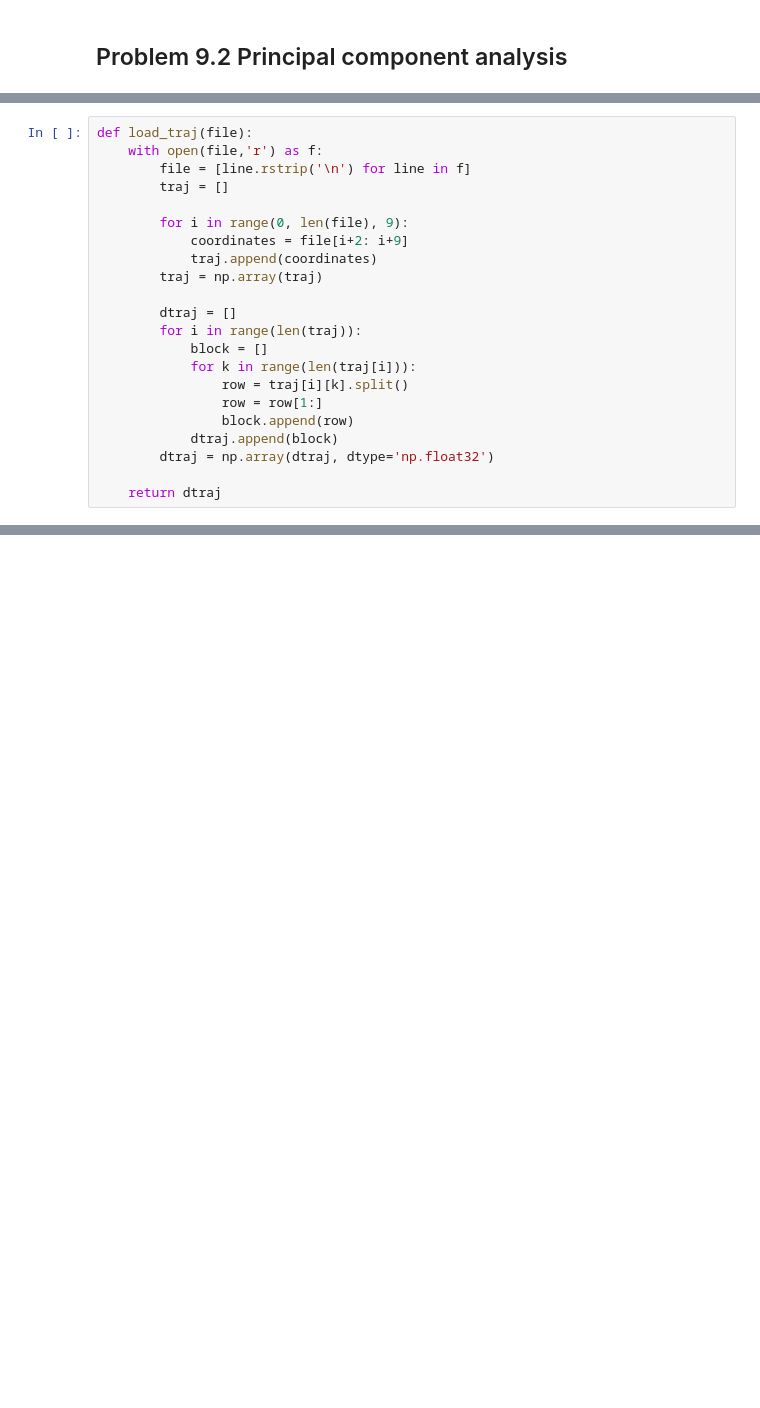
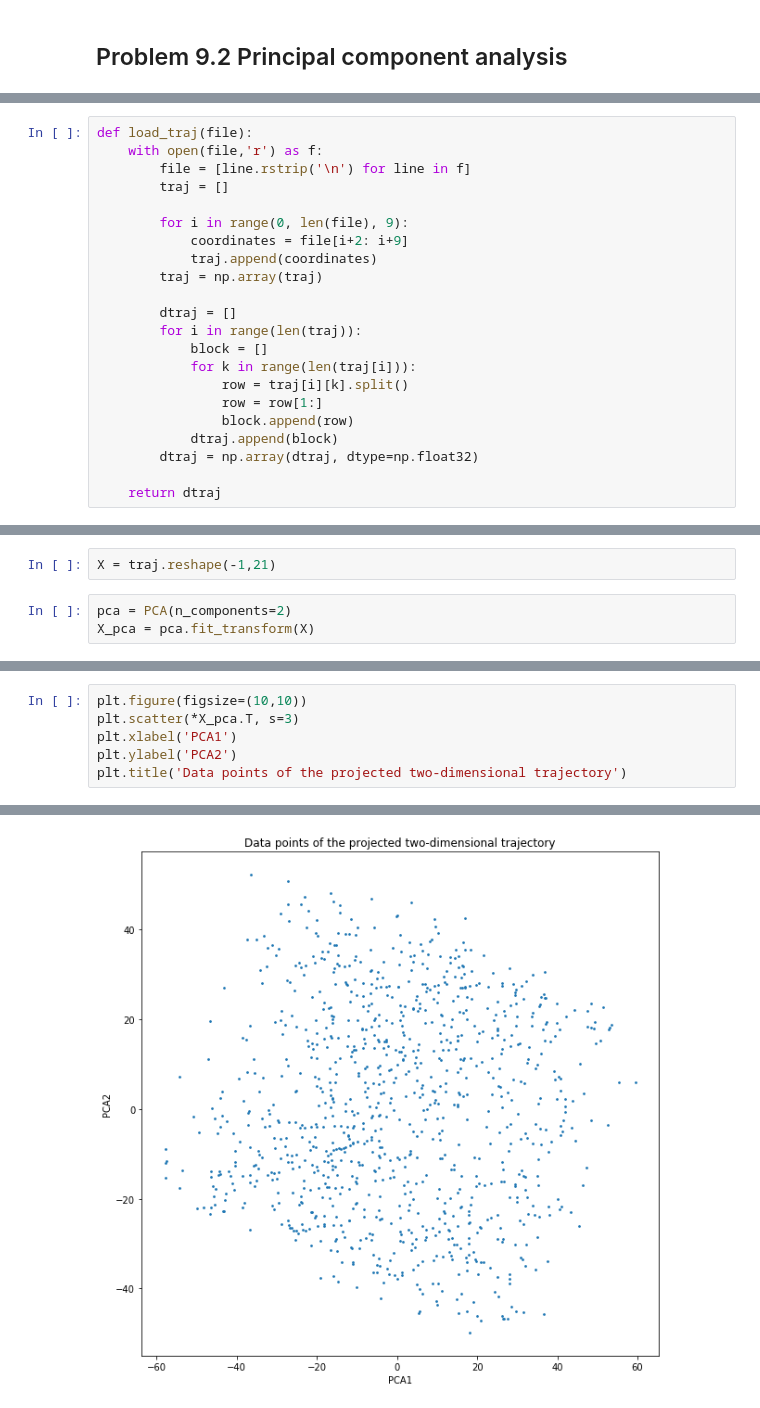
Before and after one commit to evabertalan/comp_physics, a Jupyter notebook: 9/9_Data_Analysis.ipynb, the cells around one changed output, grey strips where cells are left out. Saved outputs shown, nothing was run; the diff lists cells and outputs as text; blank space fills up the shorter version.

```diff
--- a/9/9_Data_Analysis.ipynb
+++ b/9/9_Data_Analysis.ipynb
@@ -31,7 +61,7 @@ def load_traj(file):
                 row = row[1:]
                 block.append(row)
             dtraj.append(block)
-        dtraj = np.array(dtraj, dtype='np.float32')
+        dtraj = np.array(dtraj, dtype=np.float32)
 
     return dtraj
 # %%
@@ -60,0 +134,5 @@ print(traj)
+# %%
+X = traj.reshape(-1,21)
+# %%
+pca = PCA(n_components=2)
+X_pca = pca.fit_transform(X)
@@ -60,0 +149,7 @@ print(traj)
+# %%
+plt.figure(figsize=(10,10))
+plt.scatter(*X_pca.T, s=3)
+plt.xlabel('PCA1')
+plt.ylabel('PCA2')
+plt.title('Data points of the projected two-dimensional trajectory')
+# %% [output]
@@ -60,0 +157 @@ print(traj)
+[figure, added]
```
Also changed, not shown: parts of 22 cells of this notebook.
